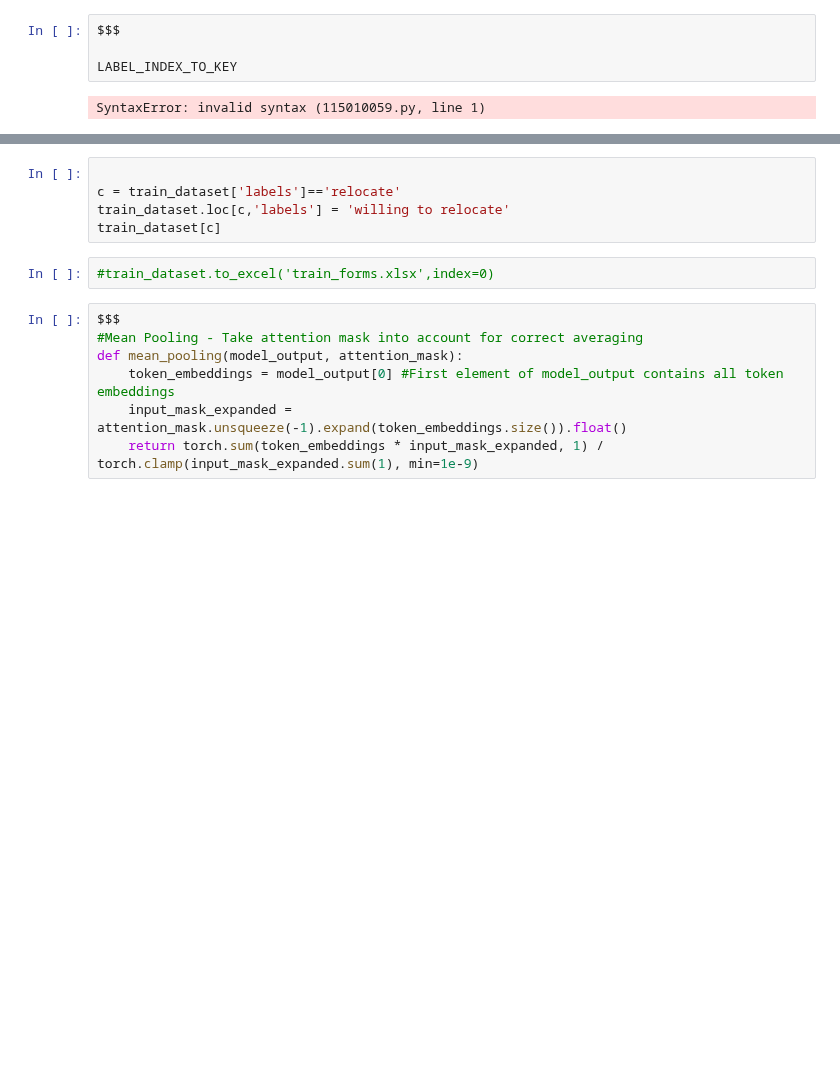
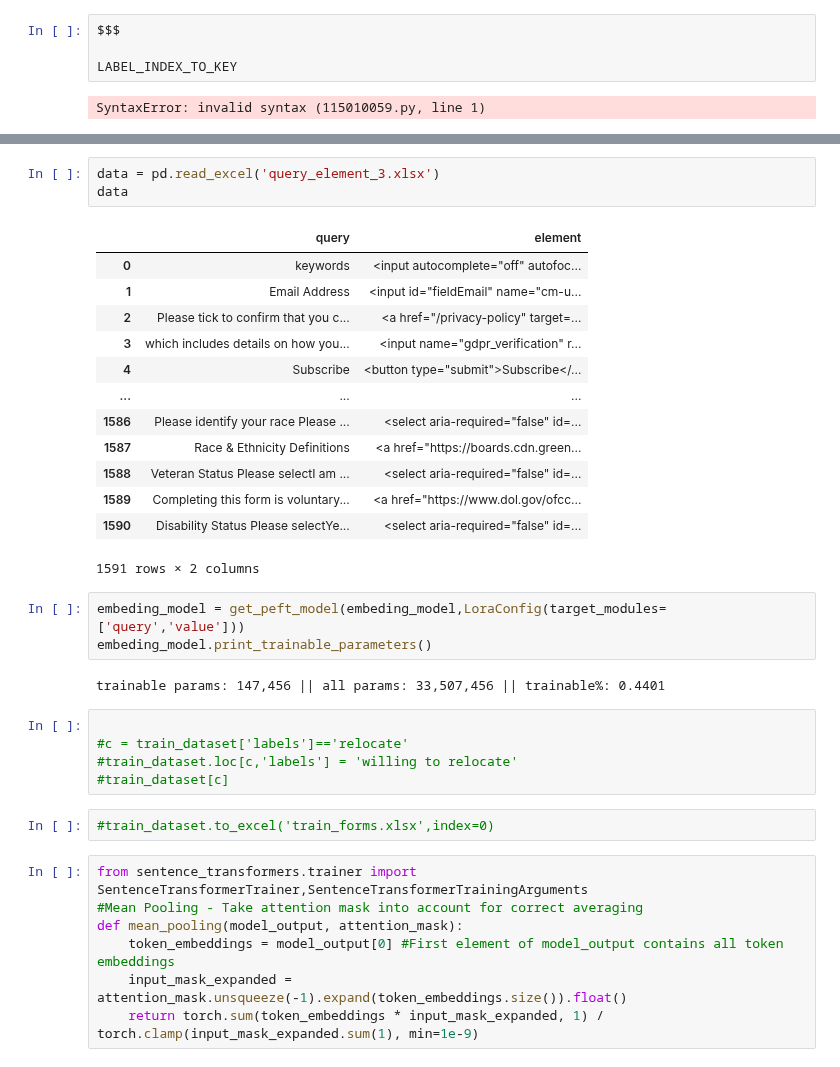
Before and after one commit to majidsh97/LLM, a Jupyter notebook: naiv_rag.ipynb, the cells around one changed output, grey strips where cells are left out. Cells and saved outputs as stored; diff of their text form; blank space fills up the shorter version.

```diff
--- a/naiv_rag.ipynb
+++ b/naiv_rag.ipynb
@@ -403,12 +517,34 @@ SyntaxError: invalid syntax (115010059.py, line 1)
+# %%
+data = pd.read_excel('query_element_3.xlsx')
+data
+# %% [output]
+|  | query | element |
+| 0 | keywords | <input autocomplete="off" autofoc... |
+| 1 | Email Address | <input id="fieldEmail" name="cm-u... |
+| 2 | Please tick to confirm that you c... | <a href="/privacy-policy" target=... |
+| 3 | which includes details on how you... | <input name="gdpr_verification" r... |
+| 4 | Subscribe | <button type="submit">Subscribe</... |
+| ... | ... | ... |
+| 1586 | Please identify your race Please ... | <select aria-required="false" id=... |
+| 1587 | Race & Ethnicity Definitions | <a href="https://boards.cdn.green... |
+| 1588 | Veteran Status Please selectI am ... | <select aria-required="false" id=... |
+| 1589 | Completing this form is voluntary... | <a href="https://www.dol.gov/ofcc... |
+| 1590 | Disability Status Please selectYe... | <select aria-required="false" id=... |
+1591 rows × 2 columns
+# %%
+embeding_model = get_peft_model(embeding_model,LoraConfig(target_modules=['query','value']))
+embeding_model.print_trainable_parameters()
+# %% [output]
+trainable params: 147,456 || all params: 33,507,456 || trainable%: 0.4401
 # %%
 
-c = train_dataset['labels']=='relocate'
-train_dataset.loc[c,'labels'] = 'willing to relocate'
-train_dataset[c]
+#c = train_dataset['labels']=='relocate'
+#train_dataset.loc[c,'labels'] = 'willing to relocate'
+#train_dataset[c]
 # %%
 #train_dataset.to_excel('train_forms.xlsx',index=0)
 # %%
-$$$
+from sentence_transformers.trainer import SentenceTransformerTrainer,SentenceTransformerTrainingArguments
 #Mean Pooling - Take attention mask into account for correct averaging
 def mean_pooling(model_output, attention_mask):
     token_embeddings = model_output[0] #First element of model_output contains all token embeddings
```
Also changed, not shown: parts of 25 cells of this notebook, 2 other files.
